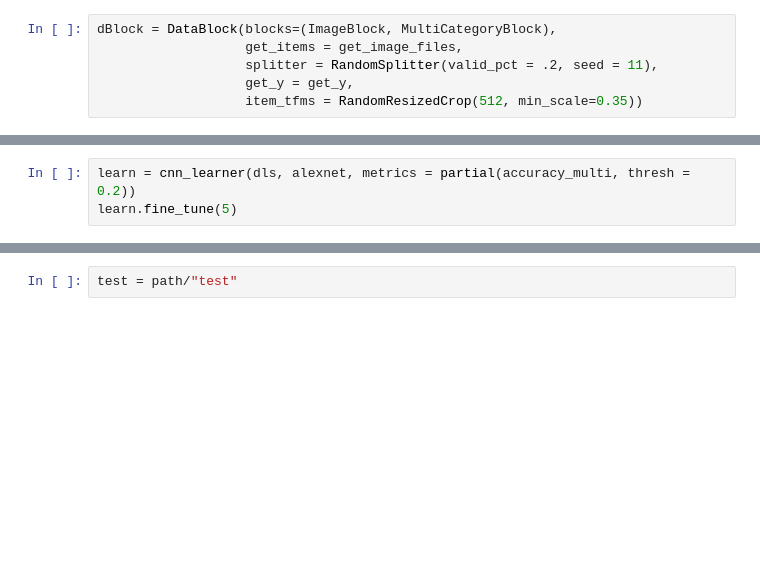
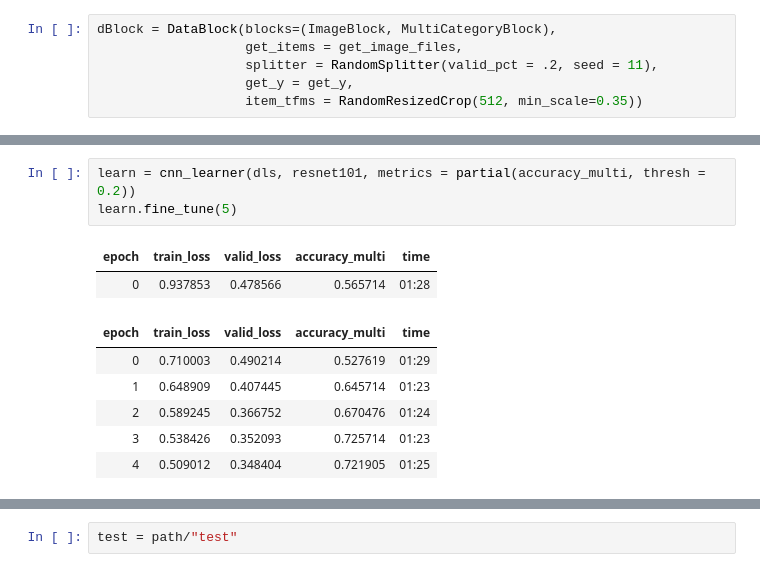
Before and after one commit to Devulak/This-may-be-fastpages, a Jupyter notebook: _notebooks/2020-03-16-Week 11.ipynb, the cells around one changed output, grey strips where cells are left out. Cells and saved outputs as stored; diff of their text form; blank space fills up the shorter version.

```diff
--- a/_notebooks/2020-03-16-Week 11.ipynb
+++ b/_notebooks/2020-03-16-Week 11.ipynb
@@ -39,5 +53,14 @@ dls.train.show_batch(max_n=8, nrows=2, unique=False)
 # %%
-learn = cnn_learner(dls, alexnet, metrics = partial(accuracy_multi, thresh = 0.2))
+learn = cnn_learner(dls, resnet101, metrics = partial(accuracy_multi, thresh = 0.2))
 learn.fine_tune(5)
+# %% [output]
+| epoch | train_loss | valid_loss | accuracy_multi | time |
+| 0 | 0.937853 | 0.478566 | 0.565714 | 01:28 |
+| epoch | train_loss | valid_loss | accuracy_multi | time |
+| 0 | 0.710003 | 0.490214 | 0.527619 | 01:29 |
+| 1 | 0.648909 | 0.407445 | 0.645714 | 01:23 |
+| 2 | 0.589245 | 0.366752 | 0.670476 | 01:24 |
+| 3 | 0.538426 | 0.352093 | 0.725714 | 01:23 |
+| 4 | 0.509012 | 0.348404 | 0.721905 | 01:25 |
 # %%
 preds,targs = learn.get_preds()
```
Also changed, not shown: parts of 17 cells of this notebook, 1 other file.
